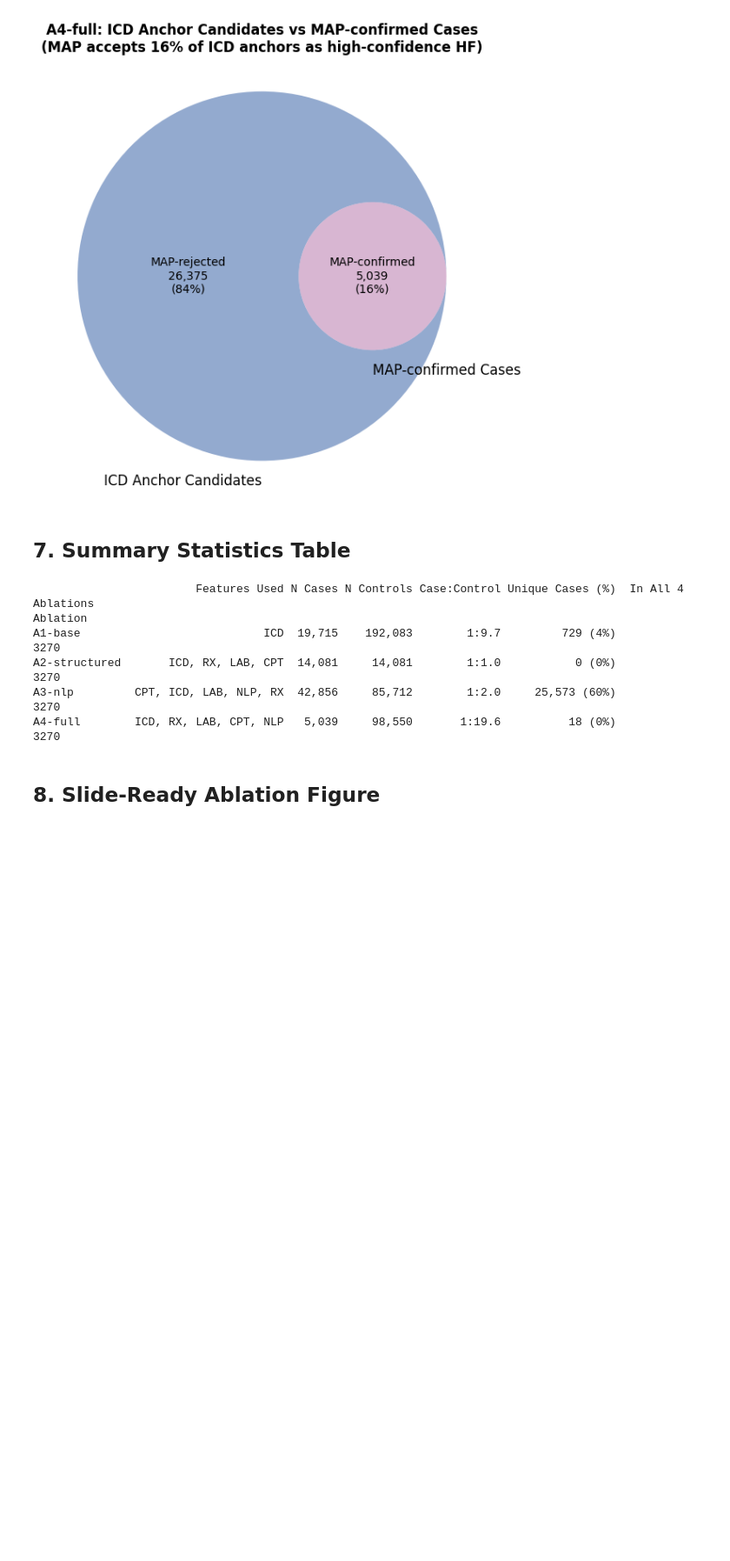
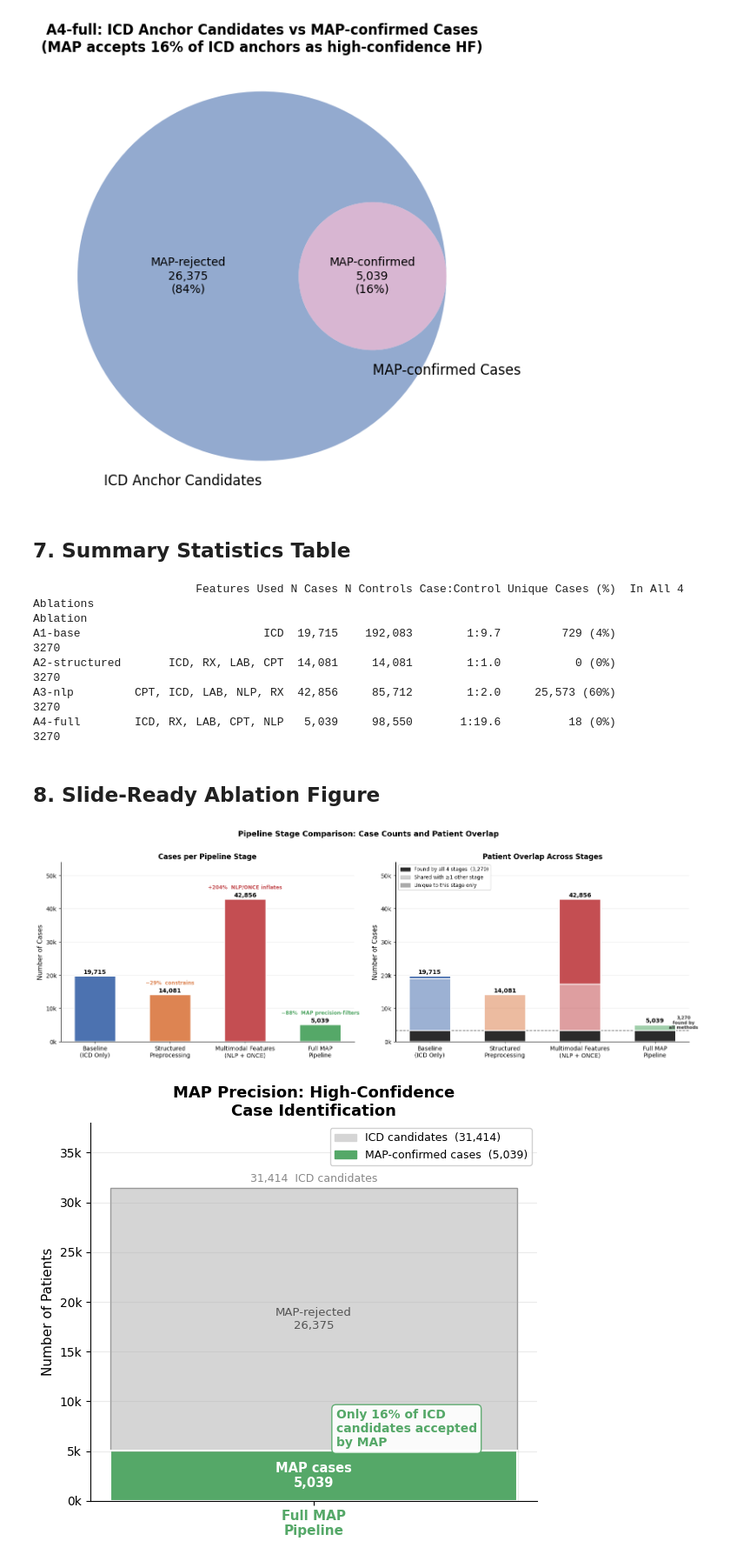
Before and after one commit to irith-kat/bmi702-project, a Jupyter notebook: ablations/ablation-analysis.ipynb, the cells around one changed output. Shown at 87% size. Drawn from its saved outputs; the diff is of its cells as text; code cells hidden in the pictures; blank space fills up the shorter version.

Commit message:
feat: figures

```diff
--- a/ablations/ablation-analysis.ipynb
+++ b/ablations/ablation-analysis.ipynb
@@ -581,9 +581,9 @@ import numpy as np
 
 # ─── Consistent labels and colors ───────────────────────────────────────────
 LABELS = [
-    "ICD Codes\nOnly",
+    "Baseline\n(ICD Only)",
     "Structured\nPreprocessing",
-    "NLP / ONCE",
+    "Multimodal Features\n(NLP + ONCE)",
     "Full MAP\nPipeline",
 ]
 C = ["#4C72B0", "#DD8452", "#C44E52", "#55A868"]  # blue, orange, red, green
@@ -710,16 +710,6 @@ def draw_right(ax):
         color="#2b2b2b",
         fontweight="bold",
     )
-    ax.text(
-        2,
-        CORE + shared_n[2] + unique_n[2] / 2,
-        "25,573\nNLP/ONCE\nonly",
-        ha="center",
-        va="center",
-        color="white",
-        fontsize=8,
-        fontweight="bold",
-    )
     ax.legend(
         handles=[
             mpatches.Patch(color="#2b2b2b", label=f"Found by all 4 stages  ({CORE:,})"),
@@ -809,30 +799,33 @@ ax.set_xticks([0])
 ax.set_xticklabels(
     ["Full MAP\nPipeline"], fontsize=11, color="#55A868", fontweight="bold"
 )
 ax.set_ylabel("Number of Patients", fontsize=11)
 ax.set_title(
     "MAP Precision: High-Confidence\nCase Identification",
     fontweight="bold",
     fontsize=13,
 )
 ax.yaxis.set_major_formatter(plt.FuncFormatter(lambda x, _: f"{int(x / 1000)}k"))
 ax.spines[["top", "right"]].set_visible(False)
 ax.grid(axis="y", alpha=0.25, zorder=0)
 ax.set_ylim(0, 38000)
 ax.legend(
     handles=[
         mpatches.Patch(
             color="#D5D5D5",
             edgecolor="#999",
             label=f"ICD candidates  ({icd_candidates:,})",
         ),
         mpatches.Patch(
             color="#55A868", label=f"MAP-confirmed cases  ({map_confirmed:,})"
         ),
     ],
     fontsize=9,
     loc="upper right",
     framealpha=0.9,
 )
 plt.tight_layout()
 plt.show()
+# %% [output]
+[figure, added]
+[figure, added]
```
Also changed, not shown: 8 other files.
